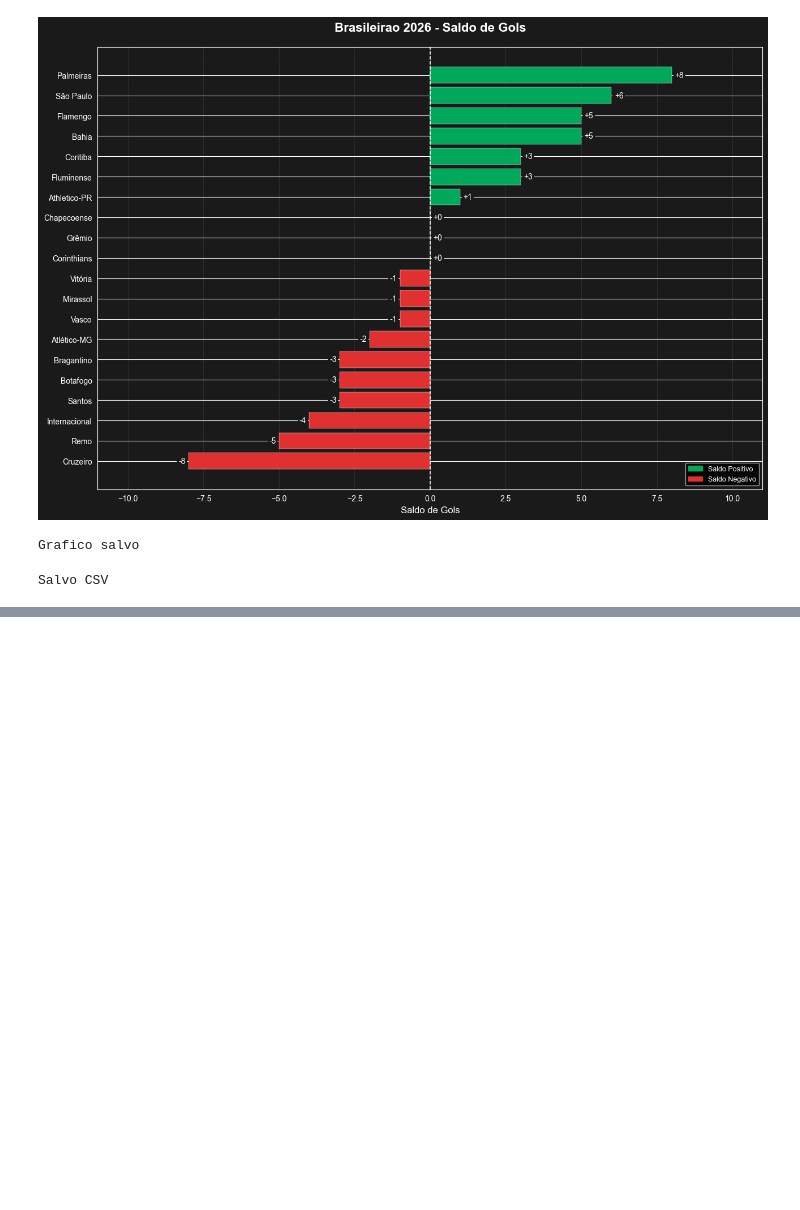
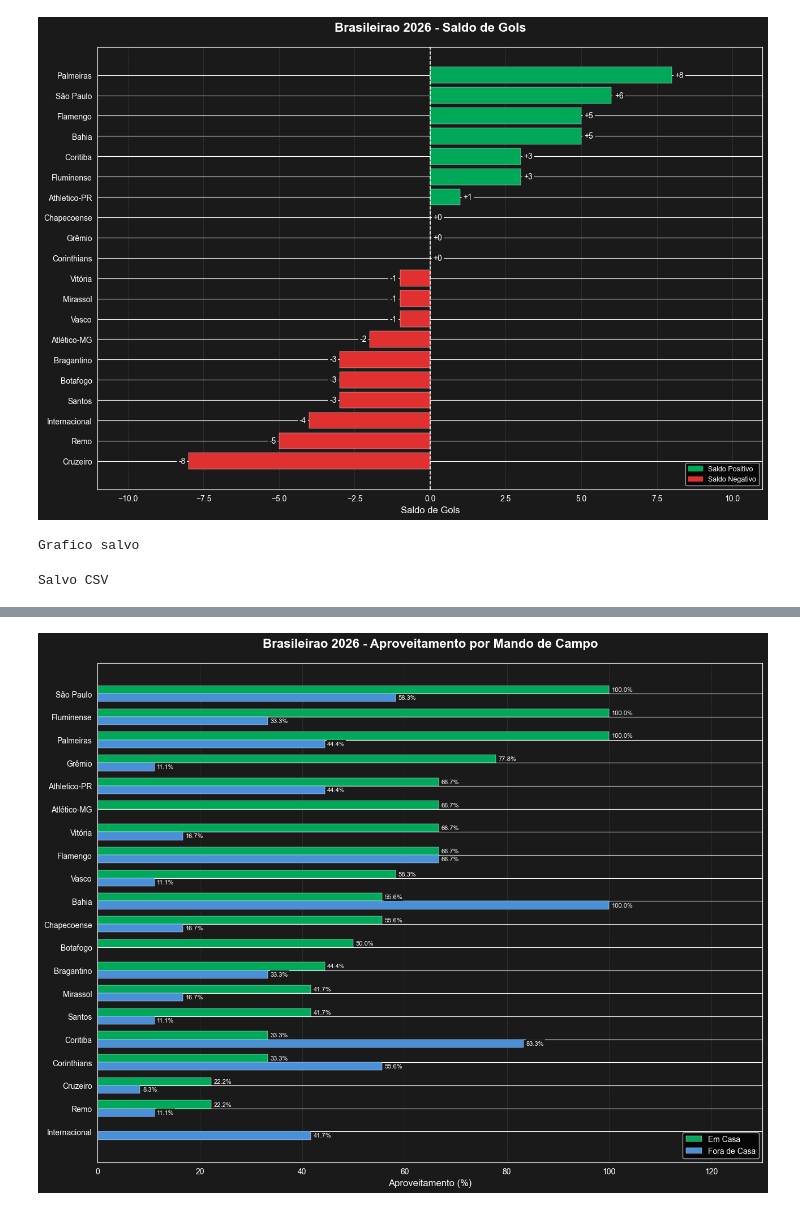
Before and after one commit to fabriciogmaraes/brasileirao-analytics, a Jupyter notebook: metricas.ipynb, the cells around one changed output, grey strips where cells are left out. Cells and saved outputs as stored; diff of their text form; code cells hidden in the pictures; blank space fills up the shorter version.

Commit message:
feat: bloco 5 - mando de campo com barras agrupadas

```diff
--- a/metricas.ipynb
+++ b/metricas.ipynb
@@ -489,0 +567,85 @@ Salvo CSV
+# %%
+#Criação do gráfico do quinto bloco: Mando de Campo
+
+fig, ax = plt.subplots(figsize=(14, 10))
+plt.style.use('dark_background')
+fig.patch.set_facecolor('#1a1a1a')
+ax.set_facecolor('#1a1a1a')
+
+plot_data = mando_base.sort_values('aprov_casa', ascending=True)
+
+y = np.arange(len(plot_data))
+
+altura = 0.35
+
+#Barras casa:
+bars_casa = ax.barh(
+    y + altura / 2,         #Desloca pra cima do centro
+    plot_data['aprov_casa'],
+    altura,
+    color='#00A859',
+    edgecolor='white',
+    linewidth=0.3,
+    label='Em Casa'
+)
+
+#Barras fora:
+bars_fora = ax.barh(
+    y - altura / 2,        #Desloca pra baixo do centro
+    plot_data['aprov_fora'],
+    altura,
+    color='#4A90D9',
+    edgecolor='white',
+    linewidth=0.3,
+    label='Fora de Casa'
+)
+
+#Rótulo de dados nas barras de casa:
+for bar, val in zip(bars_casa, plot_data['aprov_casa']):
+    if val > 0:
+        ax.text(
+            bar.get_width() + 0.5,
+            bar.get_y() + bar.get_height() / 2,
+            f'{val}%',
+            va='center', ha='left', fontsize=8, color='white',
+            bbox=dict(facecolor='#1a1a1a', edgecolor='none', pad=1)
+        )
+
+#Rótulo de dados nas barras de fora:
+for bar, val in zip(bars_fora, plot_data['aprov_fora']):
+    if val > 0:
+        ax.text(
+            bar.get_width() + 0.5,
+            bar.get_y() + bar.get_height() / 2,
+            f'{val}%',
+            va='center', ha='left', fontsize=8, color='white',
+            bbox=dict(facecolor='#1a1a1a', edgecolor='none', pad=1)
+        )
+
+
+#Times no eixo X:
+ax.set_yticks(y)
+ax.set_yticklabels(plot_data['time_popular'], fontsize=10, color='white')
+
+#Grade:
+ax.xaxis.grid(True, color='gray', linestyle='--', linewidth=0.4, alpha=0.5)
+ax.set_axisbelow(True)
+
+#Legenda:
+ax.legend(fontsize=10, loc='lower right')
+
+#Títulos:
+ax.set_title('Brasileirao 2026 - Aproveitamento por Mando de Campo',
+             fontsize=16, fontweight='bold', pad=20, color='white')
+ax.set_xlabel('Aproveitamento (%)', fontsize=12, color='white')
+ax.tick_params(colors='white')
+ax.set_xlim(0, 130)
+
+plt.tight_layout()
+plt.subplots_adjust(left=0.15)
+plt.savefig('mando_de_campo_2026.png', dpi=150, bbox_inches='tight')
+plt.show()
+
+print("Grafico salvo")
+# %% [output]
+[figure, added]
```
Also changed, not shown: parts of 3 cells of this notebook, 2 other files.
